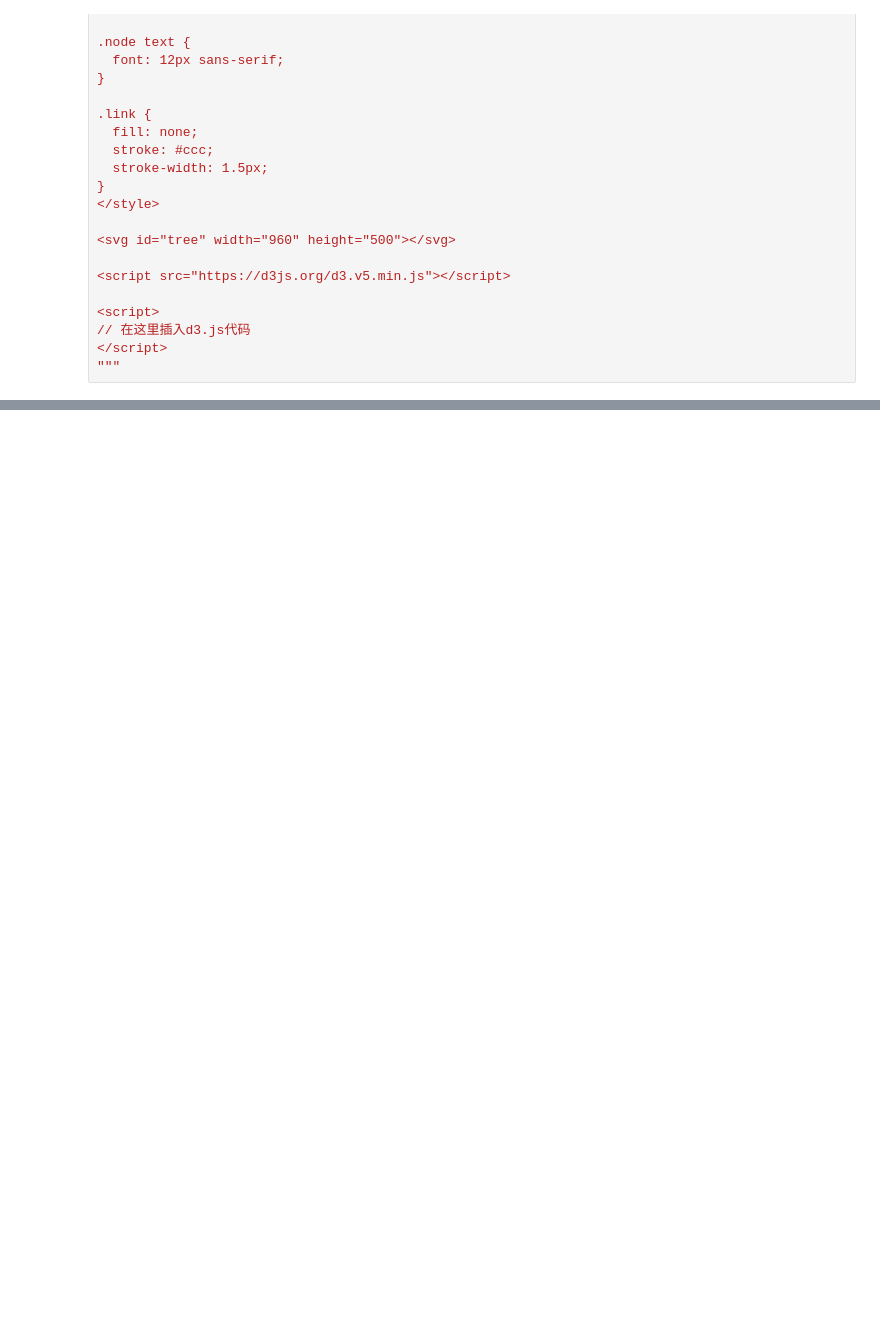
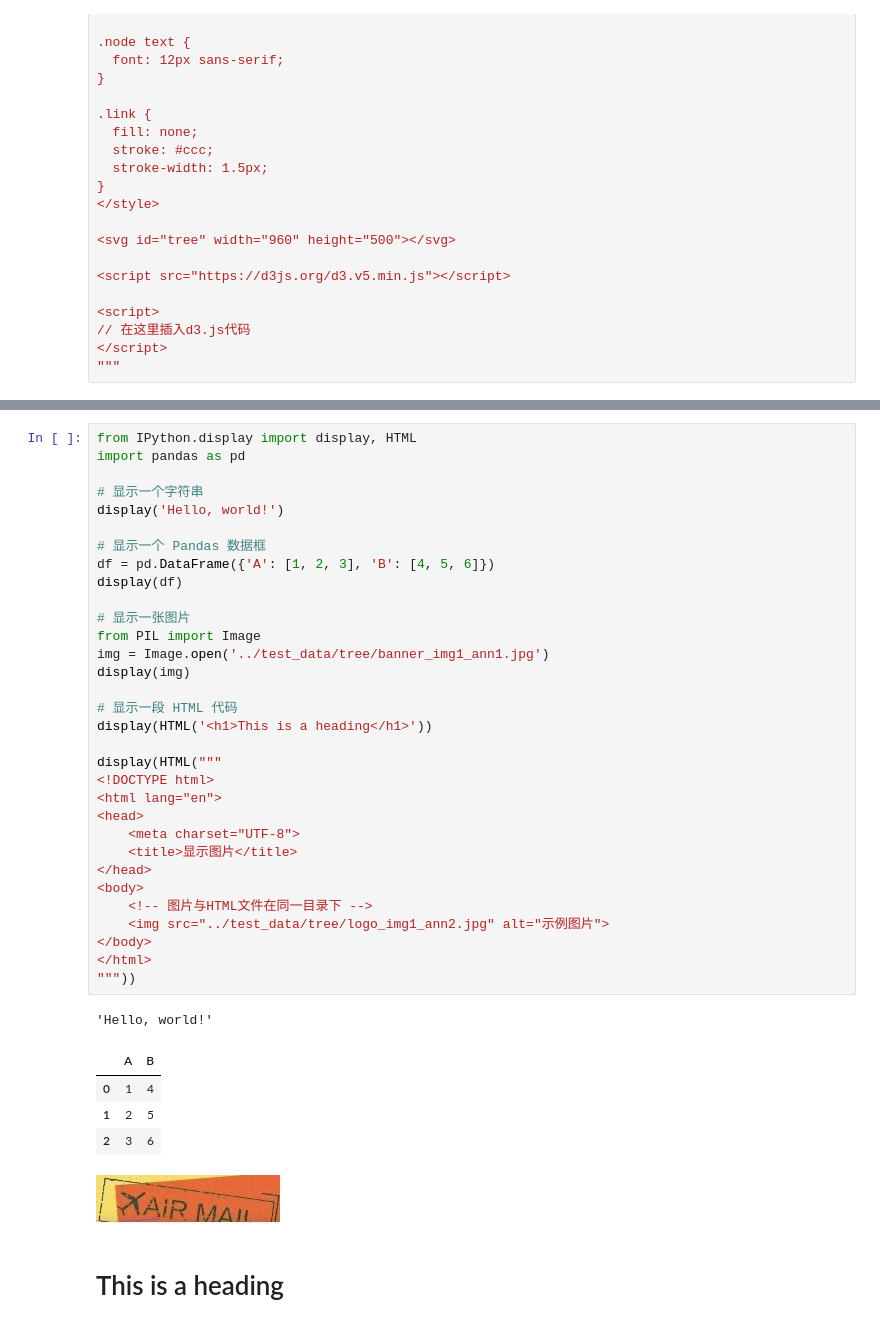
Before and after one commit to yinglang/d3_jupyter, a Jupyter notebook: scratch/vis_tree.ipynb, the cells around one changed output, grey strips where cells are left out. Cells and saved outputs as stored; diff of their text form; blank space fills up the shorter version.

Commit message:
add vis for tree data of d3 and matplotlib

```diff
--- a/scratch/vis_tree.ipynb
+++ b/scratch/vis_tree.ipynb
@@ -119,3 +119,43 @@ html_content = html_template.replace("// 在这里插入d3.js代码", d3_code)
 display(HTML(html_content))
 # %% [output]
 [interactive output not drawn]
+# %%
+from IPython.display import display, HTML
+import pandas as pd
+
+# 显示一个字符串
+display('Hello, world!')
+
+# 显示一个 Pandas 数据框
+df = pd.DataFrame({'A': [1, 2, 3], 'B': [4, 5, 6]})
+display(df)
+
+# 显示一张图片
+from PIL import Image
+img = Image.open('../test_data/tree/banner_img1_ann1.jpg')
+display(img)
+
+# 显示一段 HTML 代码
+display(HTML('<h1>This is a heading</h1>'))
+
+display(HTML("""
+<!DOCTYPE html>
+<html lang="en">
+<head>
+    <meta charset="UTF-8">
+    <title>显示图片</title>
+</head>
+<body>
+    <!-- 图片与HTML文件在同一目录下 -->
+    <img src="../test_data/tree/logo_img1_ann2.jpg" alt="示例图片">
+</body>
+</html>
+"""))
+# %% [output]
+'Hello, world!'
+|  | A | B |
+| 0 | 1 | 4 |
+| 1 | 2 | 5 |
+| 2 | 3 | 6 |
+[figure, added]
+This is a heading
```
Also changed, not shown: parts of 2 cells of this notebook, 12 other files.
